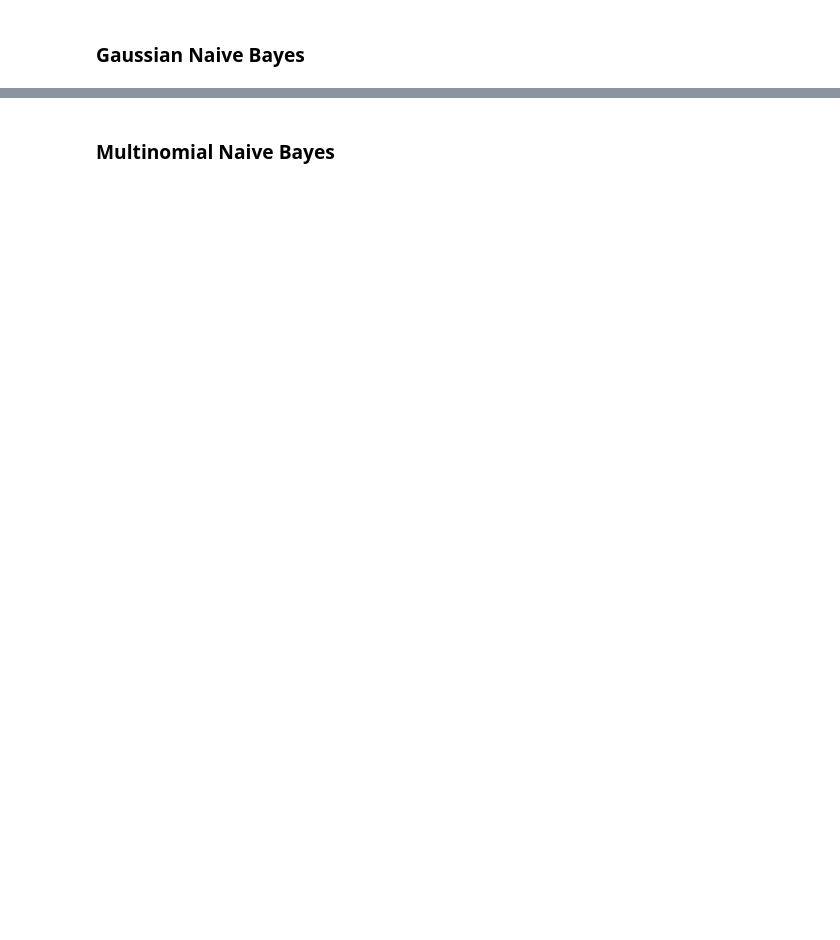
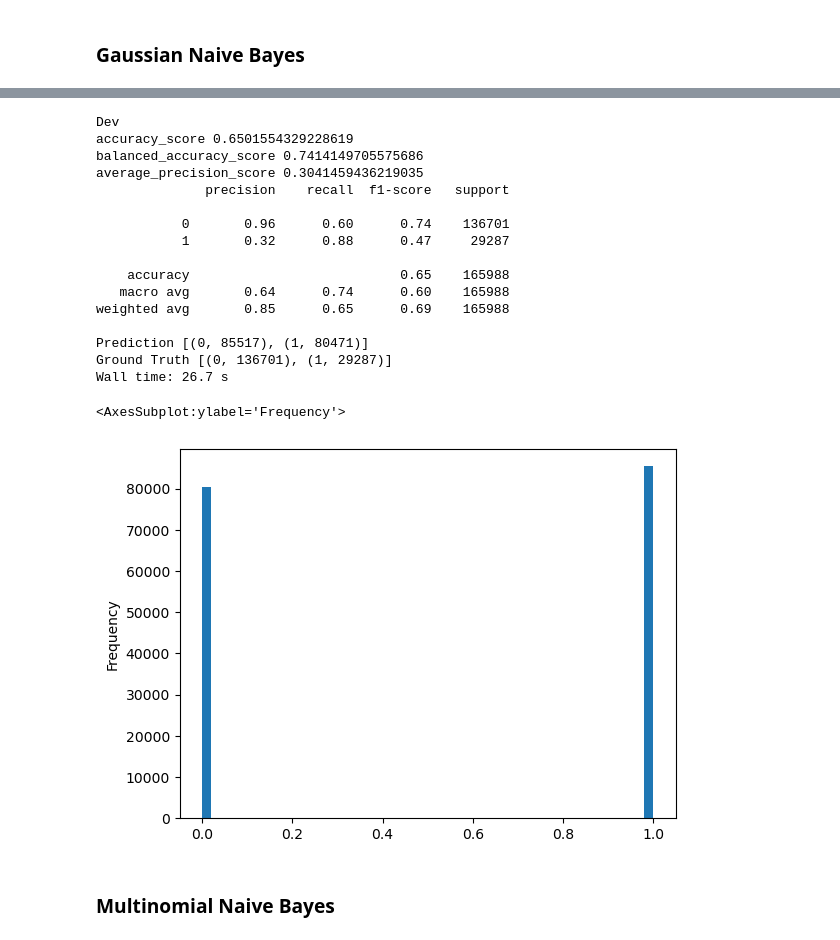
Before and after one commit to jymorris/MADS-CFPB, a Jupyter notebook: 3.1.1 Naive Bayes - SMOTE.ipynb, the cells around one changed output, grey strips where cells are left out. Drawn from its saved outputs; the diff is of its cells as text; code cells hidden in the pictures; blank space fills up the shorter version.

```diff
--- a/3.1.1 Naive Bayes - SMOTE.ipynb
+++ b/3.1.1 Naive Bayes - SMOTE.ipynb
@@ -213,3 +325,64 @@ Wall time: 25.2 s
+# %%
+%%time
+# development validation
+y_pred = gnb.predict(X_dev.toarray())
+y_pred_proba = gnb.predict_proba(X_dev.toarray())
+
+
+# # Initialize lists to hold batch predictions
+# y_pred = []
+# y_pred_proba = []
+
+# # Iterate over each batch
+# for i in tqdm(range(n_batches)):
+#     start = i * batch_size
+#     end = (i + 1) * batch_size
+#     batch_X = X_train_res[start:end]
+
+#     # Predict on the batch and append to list
+#     batch_pred = gnb.predict(batch_X.A)
+#     batch_pred_proba = gnb.predict_proba(batch_X.A)
+
+#     y_pred.extend(batch_pred)
+#     y_pred_proba.extend(batch_pred_proba)
+
+# # Convert lists to arrays for further use
+# y_pred = np.array(y_pred)
+# y_pred_proba = np.array(y_pred_proba)
+
+print("Dev")
+print("accuracy_score",accuracy_score(y_dev, y_pred))
+print("balanced_accuracy_score",balanced_accuracy_score(y_dev, y_pred))
+print("average_precision_score",average_precision_score(y_dev, y_pred))
+print(classification_report(y_dev, y_pred))
+
+c = Counter(y_pred)
+print("Prediction", c.most_common(2))
+c = Counter(y_dev)
+print("Ground Truth",c.most_common(2))
+
+prediction = pd.DataFrame(y_pred_proba)
+prediction['result'] = y_pred
+prediction[0].plot.hist(bins=50)
+# %% [output]
+Dev
+accuracy_score 0.6501554329228619
+balanced_accuracy_score 0.7414149705575686
+average_precision_score 0.3041459436219035
+              precision    recall  f1-score   support
+
+           0       0.96      0.60      0.74    136701
+           1       0.32      0.88      0.47     29287
+
+    accuracy                           0.65    165988
+   macro avg       0.64      0.74      0.60    165988
+weighted avg       0.85      0.65      0.69    165988
+
+Prediction [(0, 85517), (1, 80471)]
+Ground Truth [(0, 136701), (1, 29287)]
+Wall time: 26.7 s
+<AxesSubplot:ylabel='Frequency'>
+[figure, added]
 # %% [markdown]
 ### Multinomial Naive Bayes
 # %%
```
Also changed, not shown: parts of 17 cells of this notebook, 3 other files.
